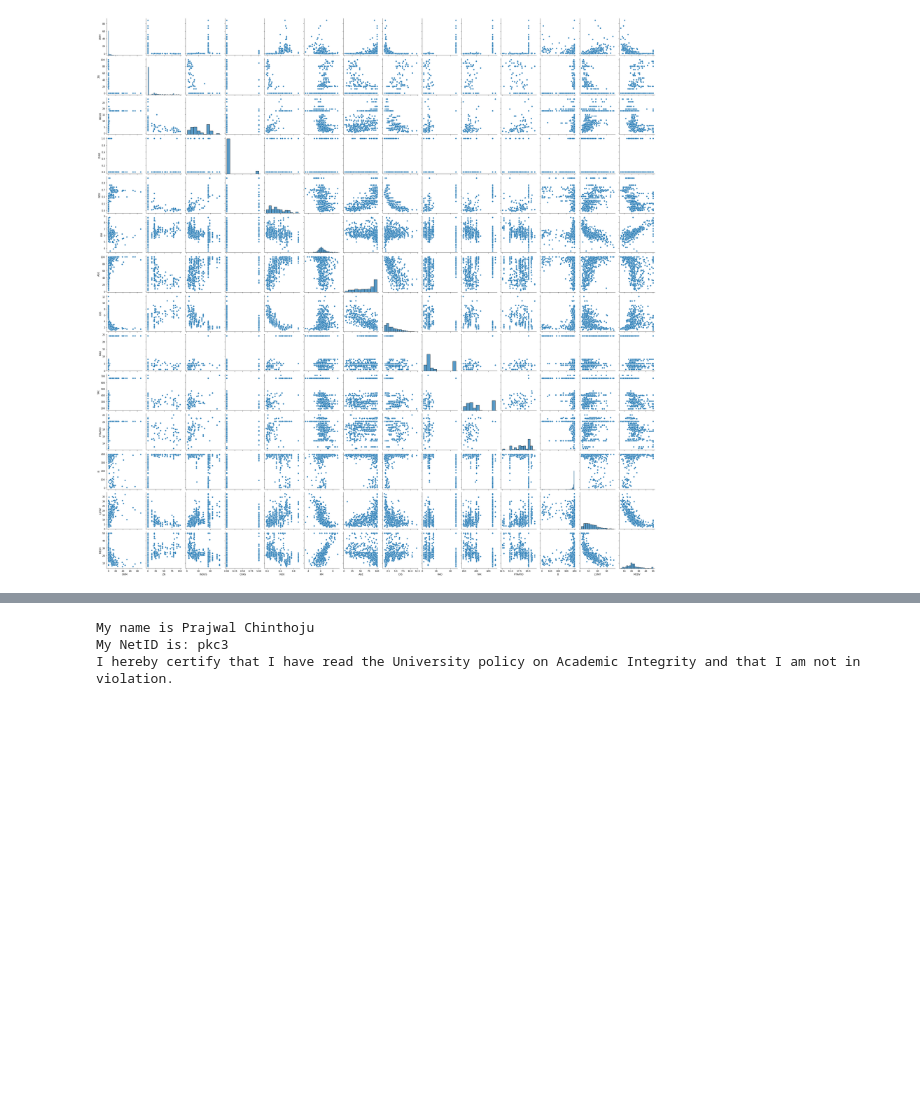
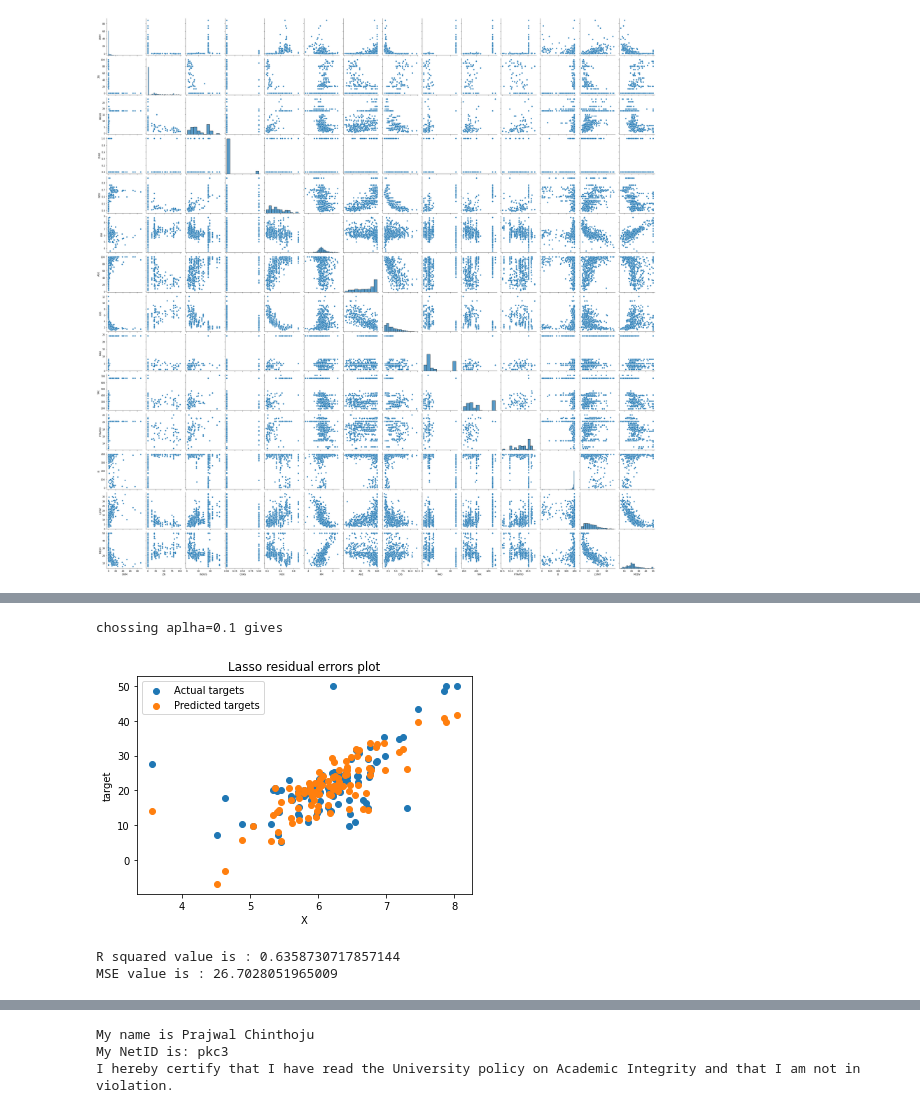
Before and after one commit to VedantMundada/IE517, a Jupyter notebook: IE517_FY21_HW4/IE517_FY21_HW4_prajwal.ipynb, the cells around one changed output, grey strips where cells are left out. Cells and saved outputs as stored; diff of their text form; code cells hidden in the pictures; blank space fills up the shorter version.

```diff
--- a/IE517_FY21_HW4/IE517_FY21_HW4_prajwal.ipynb
+++ b/IE517_FY21_HW4/IE517_FY21_HW4_prajwal.ipynb
@@ -139,3 +142,23 @@ As we see from above plot the first 13 random features are already zeros by the
+# %%
+from sklearn.metrics import mean_squared_error
+print('chossing aplha=0.1 gives')
+lasso=linear_model.Lasso(alpha=0.1)
+lasso.fit(X_train,y_train)
+y_predict=lasso.predict(X_test)
+plt.scatter(X_test[:,18],y_test,label='Actual targets')
+plt.scatter(X_test[:,18],y_predict,label='Predicted targets')
+plt.title("Lasso residual errors plot")
+plt.xlabel("X")
+plt.ylabel("target")
+plt.legend()
+plt.show()
+print("R squared value is :", str(lasso.score(X_test,y_test)))
+print("MSE value is :", str(mean_squared_error(y_predict,y_test)))
+# %% [output]
+chossing aplha=0.1 gives
+[figure, added]
+R squared value is : 0.6358730717857144
+MSE value is : 26.7028051965009
 # %%
 score_y=[]
 score_x=[]
```
Also changed, not shown: parts of 9 cells of this notebook.
